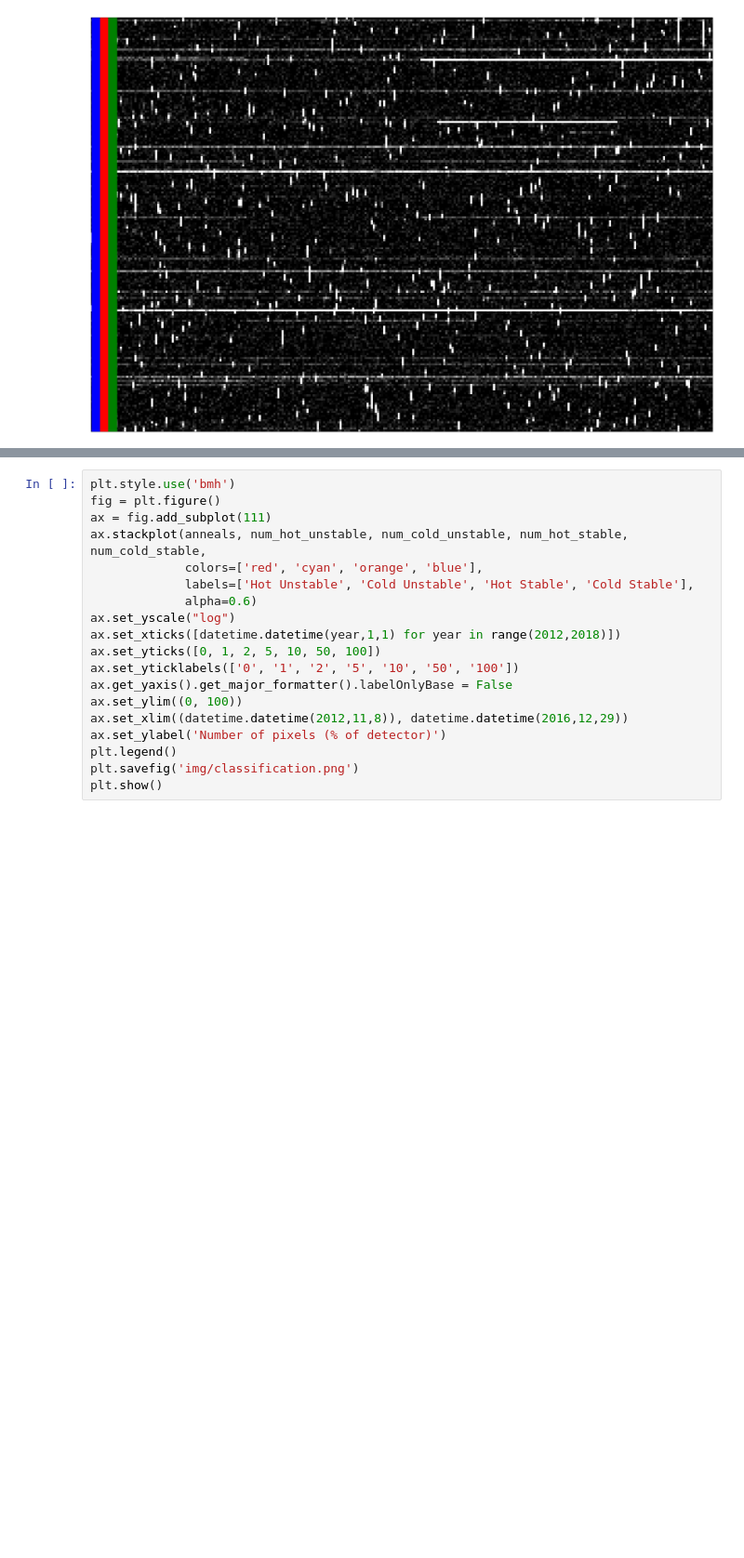
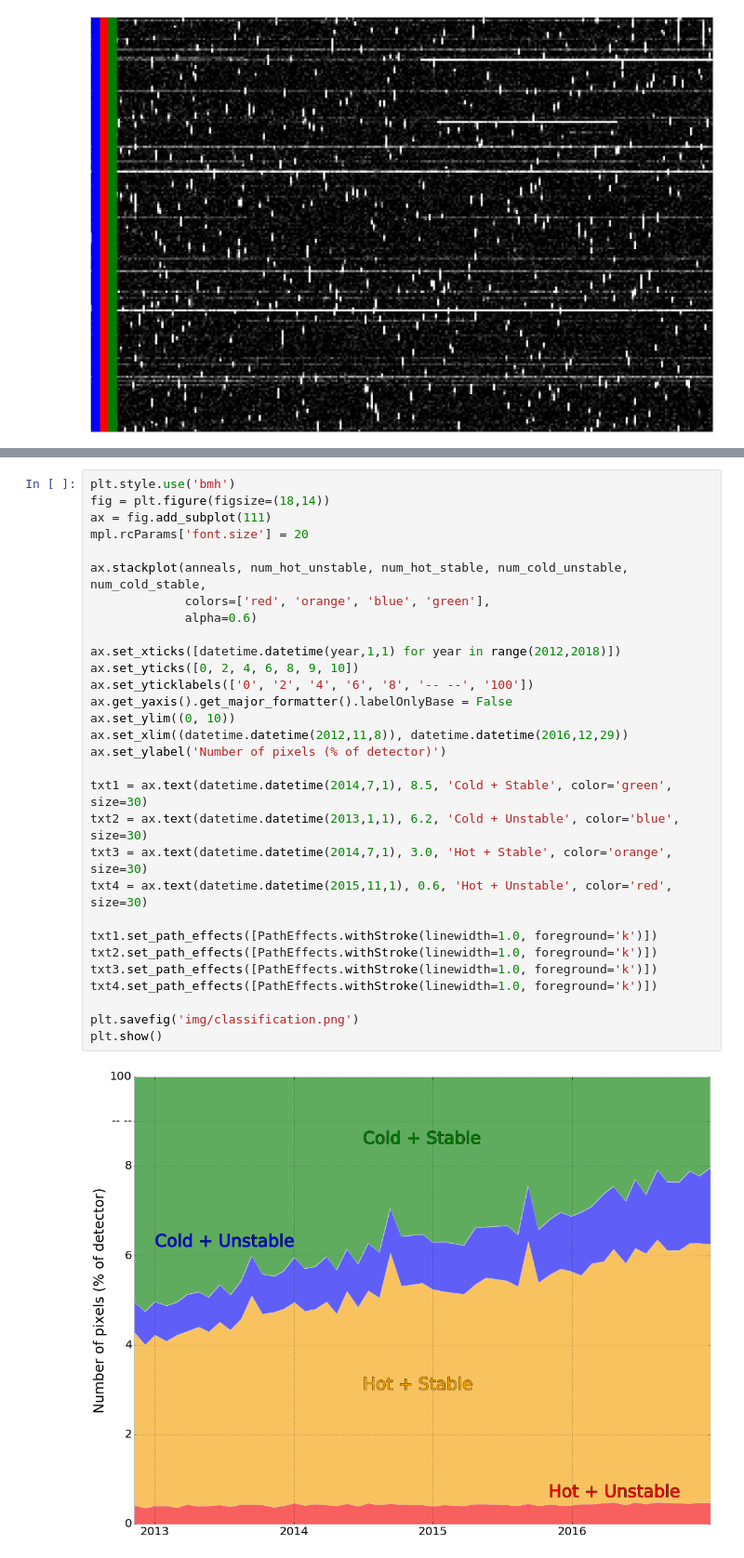
Before and after one commit to bourque/AAS-2017-Austin, a Jupyter notebook: create_figures.ipynb, the cells around one changed output, grey strips where cells are left out. Shown: that part at 93% size. Saved outputs shown, nothing was run; the diff lists cells and outputs as text; blank space fills up the shorter version.

Commit message:
Updated classification plot.

```diff
--- a/create_figures.ipynb
+++ b/create_figures.ipynb
@@ -174,19 +189,32 @@ for hdf5_file in sorted(hdf5_files):
 # %%
 plt.style.use('bmh')
-fig = plt.figure()
+fig = plt.figure(figsize=(18,14))
 ax = fig.add_subplot(111)
-ax.stackplot(anneals, num_hot_unstable, num_cold_unstable, num_hot_stable, num_cold_stable,
-             colors=['red', 'cyan', 'orange', 'blue'],
-             labels=['Hot Unstable', 'Cold Unstable', 'Hot Stable', 'Cold Stable'],
+mpl.rcParams['font.size'] = 20
+
+ax.stackplot(anneals, num_hot_unstable, num_hot_stable, num_cold_unstable, num_cold_stable,
+             colors=['red', 'orange', 'blue', 'green'],
              alpha=0.6)
-ax.set_yscale("log")
+
 ax.set_xticks([datetime.datetime(year,1,1) for year in range(2012,2018)])
-ax.set_yticks([0, 1, 2, 5, 10, 50, 100])
-ax.set_yticklabels(['0', '1', '2', '5', '10', '50', '100'])
+ax.set_yticks([0, 2, 4, 6, 8, 9, 10])
+ax.set_yticklabels(['0', '2', '4', '6', '8', '-- --', '100'])
 ax.get_yaxis().get_major_formatter().labelOnlyBase = False
-ax.set_ylim((0, 100))
+ax.set_ylim((0, 10))
 ax.set_xlim((datetime.datetime(2012,11,8)), datetime.datetime(2016,12,29))
 ax.set_ylabel('Number of pixels (% of detector)')
-plt.legend()
+
+txt1 = ax.text(datetime.datetime(2014,7,1), 8.5, 'Cold + Stable', color='green', size=30)
+txt2 = ax.text(datetime.datetime(2013,1,1), 6.2, 'Cold + Unstable', color='blue', size=30)
+txt3 = ax.text(datetime.datetime(2014,7,1), 3.0, 'Hot + Stable', color='orange', size=30)
+txt4 = ax.text(datetime.datetime(2015,11,1), 0.6, 'Hot + Unstable', color='red', size=30)
+
+txt1.set_path_effects([PathEffects.withStroke(linewidth=1.0, foreground='k')])
+txt2.set_path_effects([PathEffects.withStroke(linewidth=1.0, foreground='k')])
+txt3.set_path_effects([PathEffects.withStroke(linewidth=1.0, foreground='k')])
+txt4.set_path_effects([PathEffects.withStroke(linewidth=1.0, foreground='k')])
+
 plt.savefig('img/classification.png')
 plt.show()
+# %% [output]
+[figure, added]
```
Also changed, not shown: parts of 2 cells of this notebook, 3 other files.
